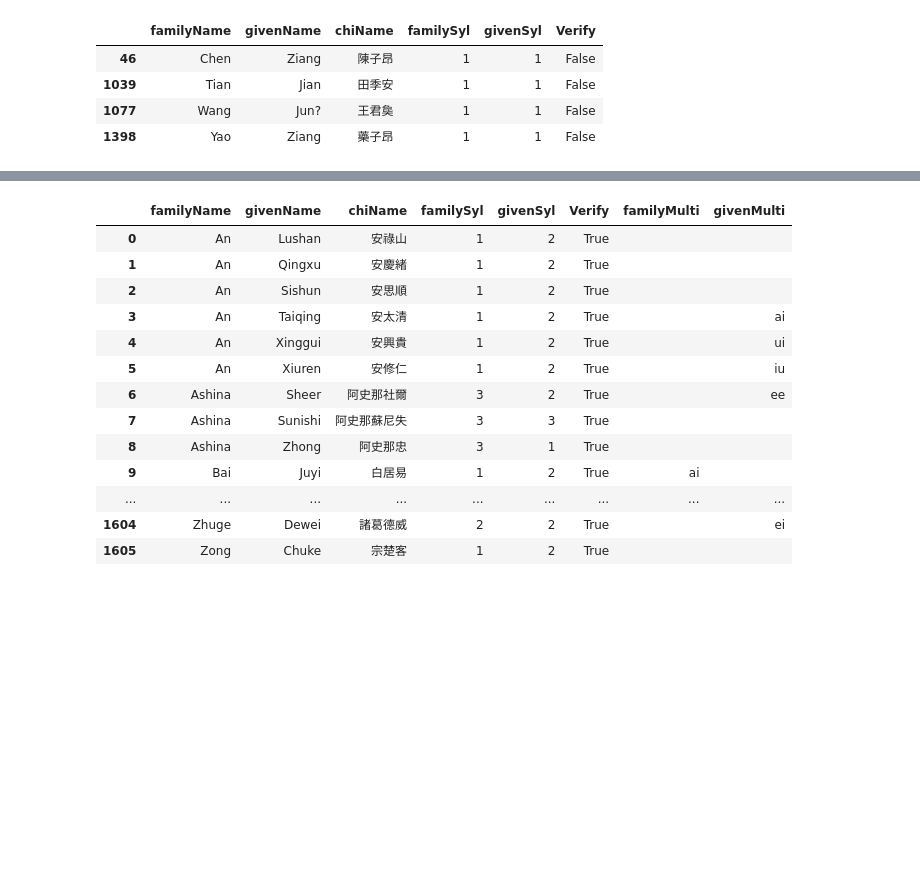
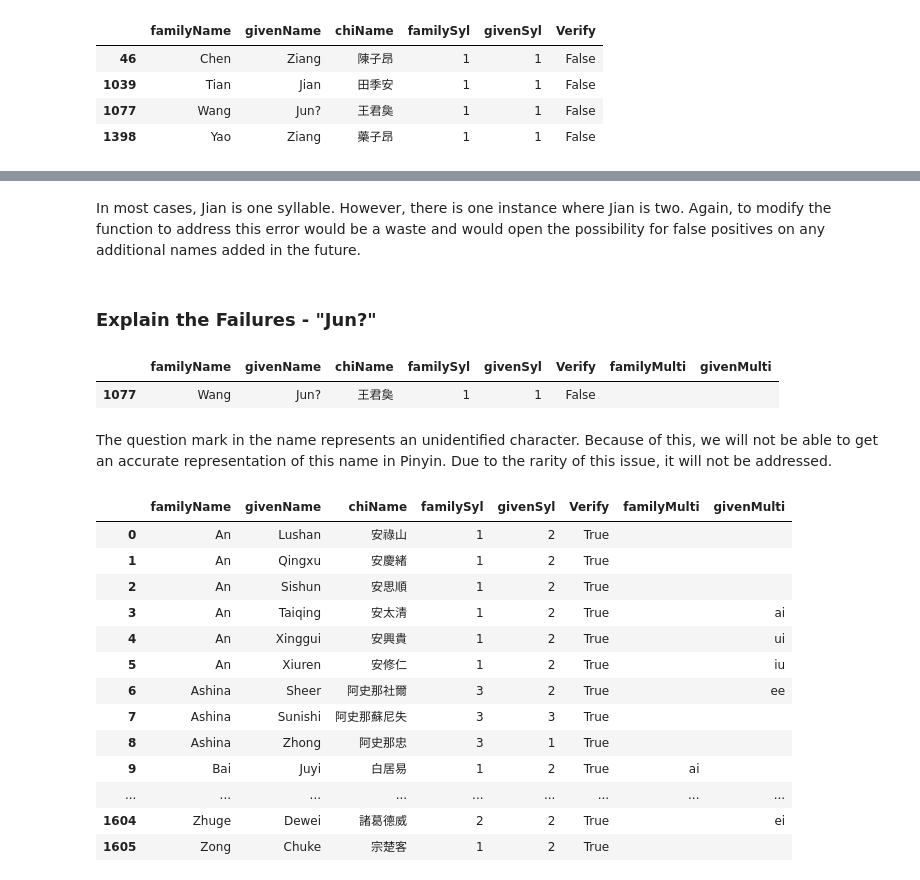
Before and after one commit to JHGFD82/THD-PinyinSyllableCounter, a Jupyter notebook: Name Syllable Challenge.ipynb, the cells around one changed output, grey strips where cells are left out. Cells and saved outputs as stored; diff of their text form; code cells hidden in the pictures; blank space fills up the shorter version.

Commit message:
Additional narrative added.

```diff
--- a/Name Syllable Challenge.ipynb
+++ b/Name Syllable Challenge.ipynb
@@ -128,3 +181,14 @@ syllableTest.loc[syllableTest['Verify'] == False]
+# %% [markdown]
+In most cases, Jian is one syllable. However, there is one instance where Jian is two. Again, to modify the function to address this error would be a waste and would open the possibility for false positives on any additional names added in the future.
+# %% [markdown]
+### Explain the Failures - "Jun?"
+# %%
+syllableTest.loc[syllableTest['givenName'] == 'Jun?']
+# %% [output]
+|  | familyName | givenName | chiName | familySyl | givenSyl | Verify | familyMulti | givenMulti |
+| 1077 | Wang | Jun? | 王君㚟 | 1 | 1 | False |  |  |
+# %% [markdown]
+The question mark in the name represents an unidentified character. Because of this, we will not be able to get an accurate representation of this name in Pinyin. Due to the rarity of this issue, it will not be addressed.
 # %%
 def repeatVowel(str):
     '''Returns vowels that sit next to each other in a word.'''
```
Also changed, not shown: parts of 15 cells of this notebook.
